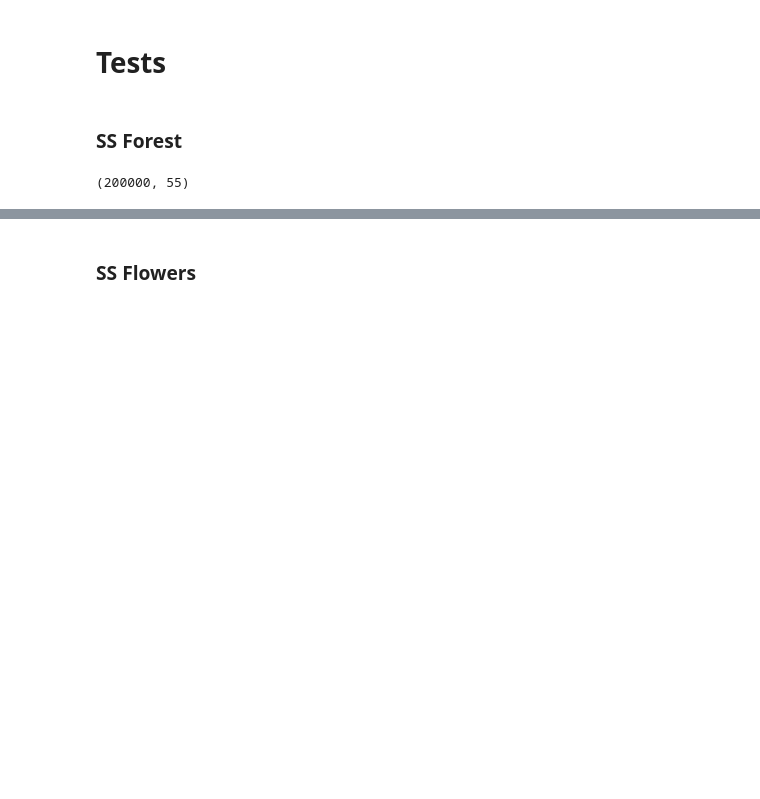
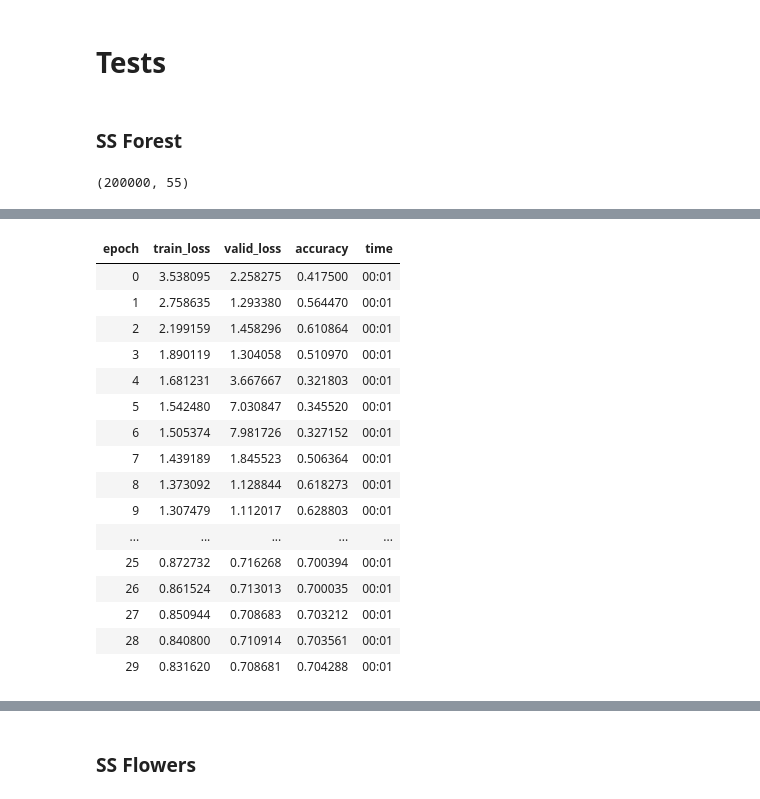
Before and after one commit to matanc1/tabnet, a Jupyter notebook: self_supervision.ipynb, the cells around one changed output, grey strips where cells are left out. Drawn from its saved outputs; the diff is of its cells as text; code cells hidden in the pictures; blank space fills up the shorter version.

```diff
--- a/self_supervision.ipynb
+++ b/self_supervision.ipynb
@@ -117,0 +167,20 @@ RuntimeError: The size of tensor a (65536) must match the size of tensor b (8847
+# %%
+l.fit_one_cycle(30, slice(5e-3, 1e-1))
+# %% [output]
+| epoch | train_loss | valid_loss | accuracy | time |
+| 0 | 3.538095 | 2.258275 | 0.417500 | 00:01 |
+| 1 | 2.758635 | 1.293380 | 0.564470 | 00:01 |
+| 2 | 2.199159 | 1.458296 | 0.610864 | 00:01 |
+| 3 | 1.890119 | 1.304058 | 0.510970 | 00:01 |
+| 4 | 1.681231 | 3.667667 | 0.321803 | 00:01 |
+| 5 | 1.542480 | 7.030847 | 0.345520 | 00:01 |
+| 6 | 1.505374 | 7.981726 | 0.327152 | 00:01 |
+| 7 | 1.439189 | 1.845523 | 0.506364 | 00:01 |
+| 8 | 1.373092 | 1.128844 | 0.618273 | 00:01 |
+| 9 | 1.307479 | 1.112017 | 0.628803 | 00:01 |
+| ... | ... | ... | ... | ... |
+| 25 | 0.872732 | 0.716268 | 0.700394 | 00:01 |
+| 26 | 0.861524 | 0.713013 | 0.700035 | 00:01 |
+| 27 | 0.850944 | 0.708683 | 0.703212 | 00:01 |
+| 28 | 0.840800 | 0.710914 | 0.703561 | 00:01 |
+| 29 | 0.831620 | 0.708681 | 0.704288 | 00:01 |
```
Also changed, not shown: parts of 19 cells of this notebook, 1 other file.
